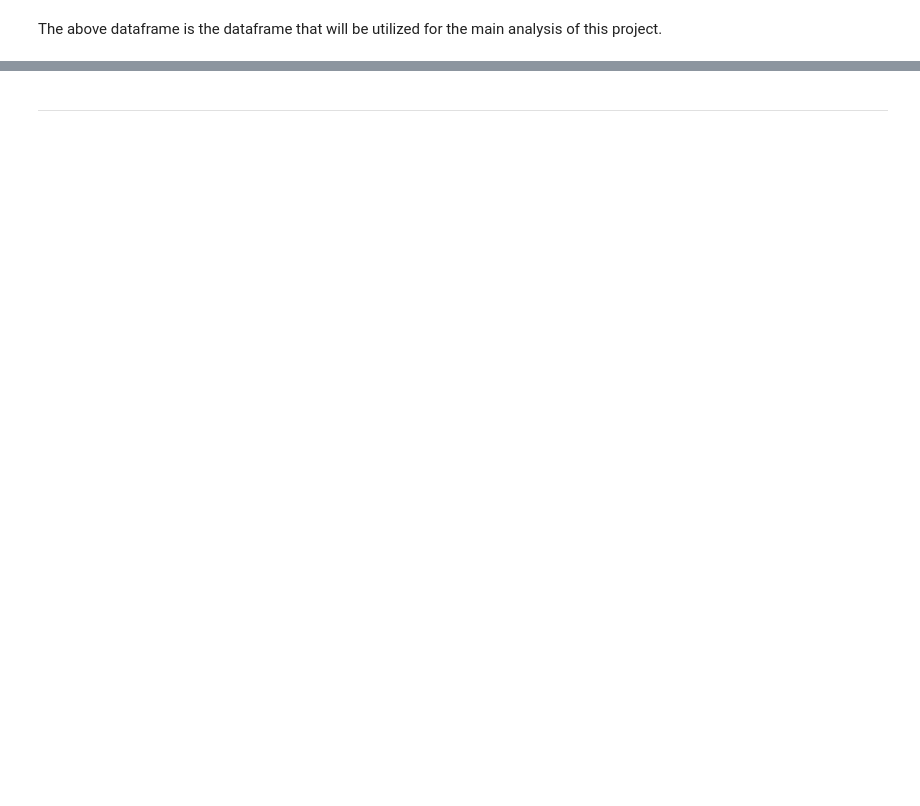
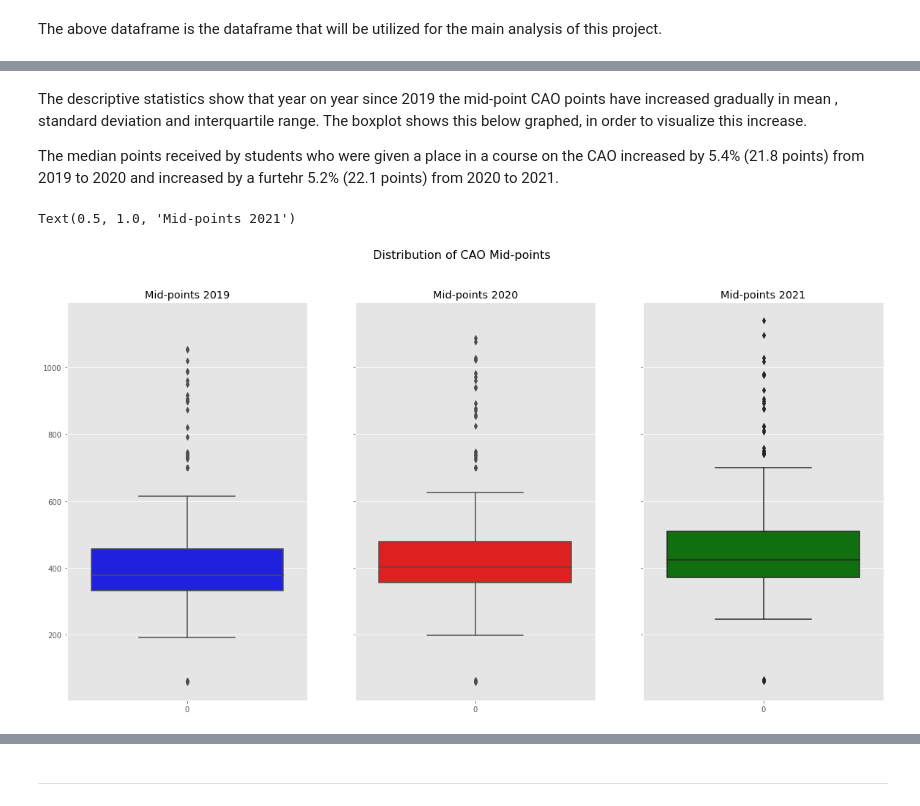
Before and after one commit to fionnmccarthy/Fundamentals-of-Data-Analysis, a Jupyter notebook: cao.ipynb, the cells around one changed output, grey strips where cells are left out. Drawn from its saved outputs; the diff is of its cells as text; code cells hidden in the pictures; blank space fills up the shorter version.

```diff
--- a/cao.ipynb
+++ b/cao.ipynb
@@ -1314,0 +1298,20 @@ sns.boxplot(data = EOS_data)
+# %% [markdown]
+The descriptive statistics show that year on year since 2019 the mid-point CAO points have increased gradually in mean , standard deviation and interquartile range. The boxplot shows this below graphed, in order to visualize this increase.
+
+The median points received by students who were given a place in a course on the CAO increased by 5.4% (21.8 points) from 2019 to 2020 and increased by a furtehr 5.2% (22.1 points) from 2020 to 2021.
+# %%
+# https://dev.to/thalesbruno/subplotting-with-matplotlib-and-seaborn-5ei8 [13]
+fig, axes = plt.subplots(1, 3, figsize=(20, 10), sharey=True)
+fig.suptitle('Distribution of CAO Mid-points', size = 16, weight= 16)
+
+sns.boxplot(ax=axes[0], data = MID_data['MID_2019'], color='blue')
+axes[0].set_title('Mid-points 2019')
+
+sns.boxplot(ax=axes[1], data = MID_data['MID_2020'], color='red')
+axes[1].set_title('Mid-points 2020')
+
+sns.boxplot(ax=axes[2], data = MID_data['MID_2021'], color='green')
+axes[2].set_title('Mid-points 2021')
+# %% [output]
+Text(0.5, 1.0, 'Mid-points 2021')
+[figure, added]
```
Also changed, not shown: parts of 75 cells of this notebook, 35 other files.
